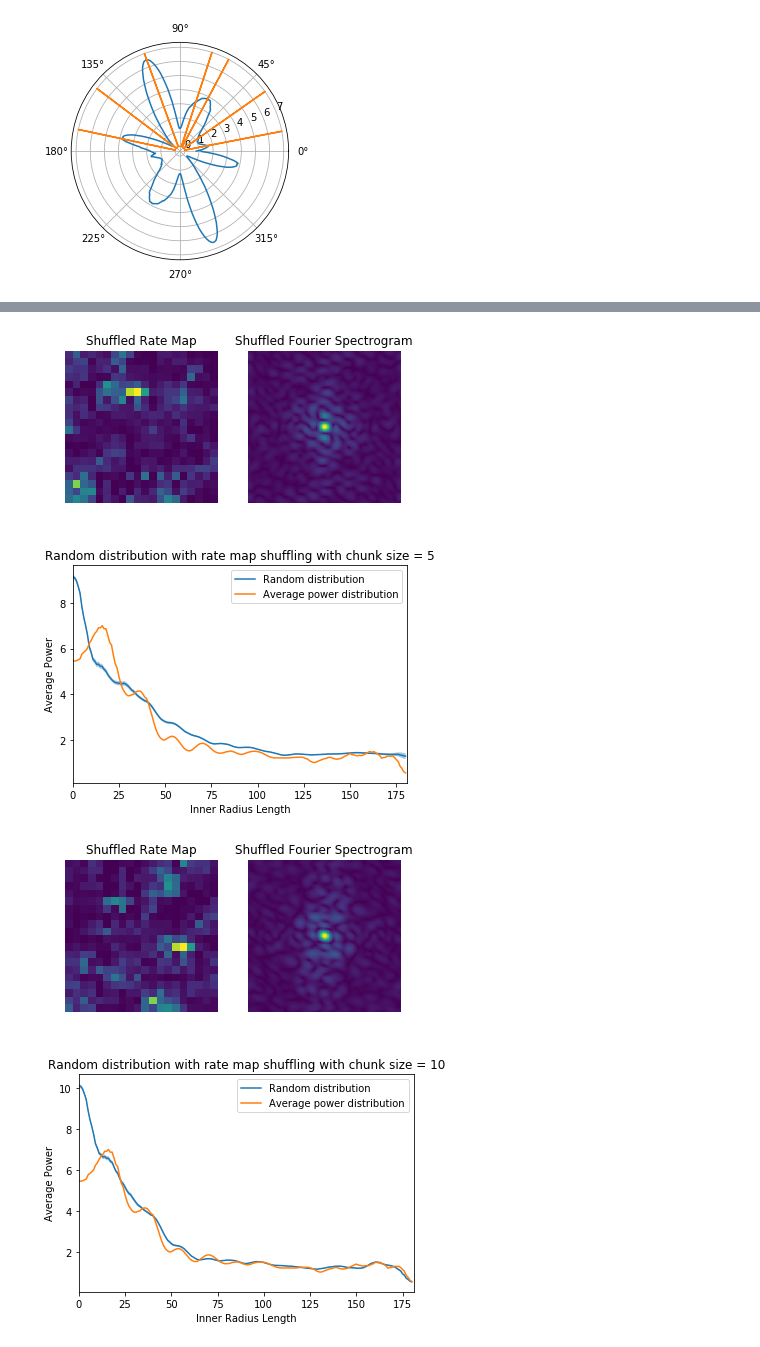
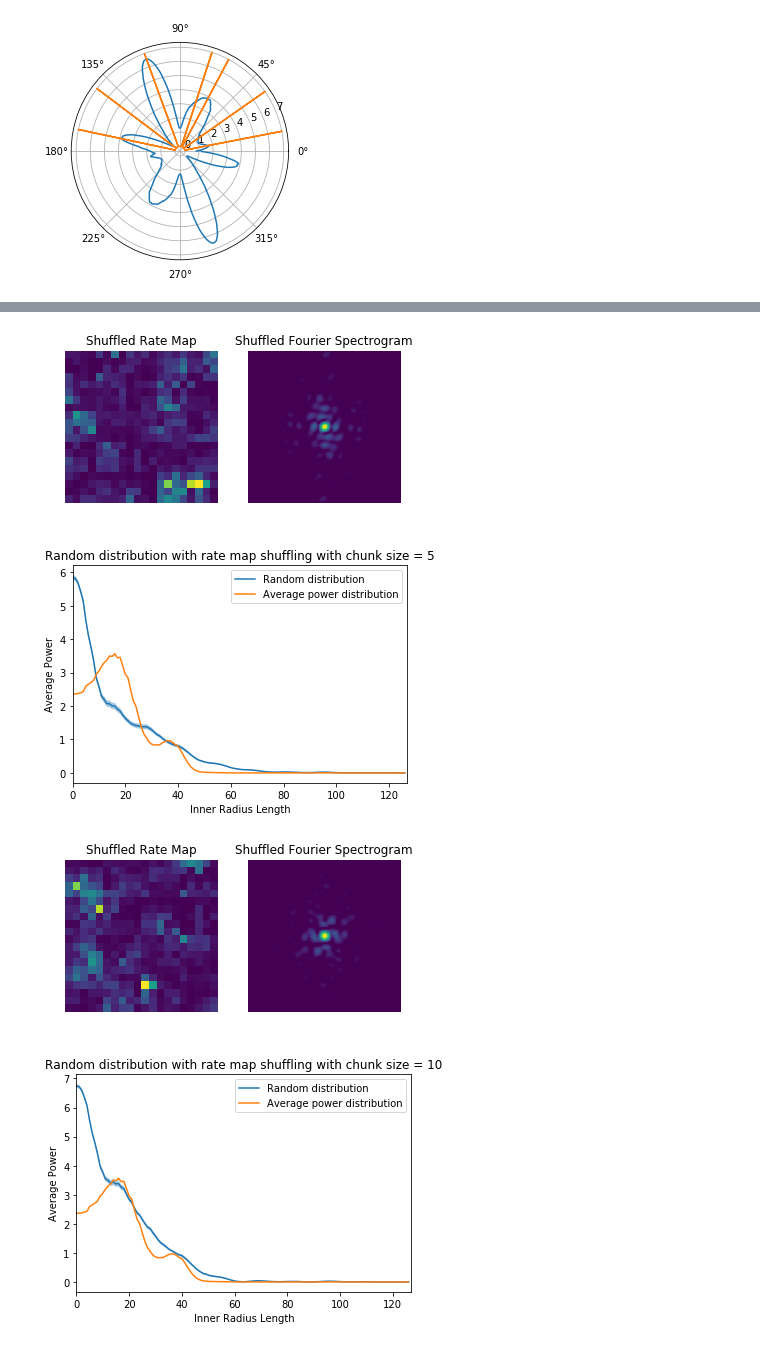
Before and after one commit to phoebeso/mec-cell-classification, a Jupyter notebook: mec_cell_classification.ipynb, the cells around one changed output, grey strips where cells are left out. Drawn from its saved outputs; the diff is of its cells as text; code cells hidden in the pictures.

Commit message:
Fixing power calculations

```diff
--- a/mec_cell_classification.ipynb
+++ b/mec_cell_classification.ipynb
@@ -260,17 +266,18 @@ In order to identify significant components from the Fourier spectrogram, a rand
 # %%
 # Area of ring set to 1605 for a 256x256 matrix
-area = 1605
-maxRadius = math.floor(math.sqrt((fourierSpectrogram.shape[1]/2)**2 + (fourierSpectrogram.shape[0]/2)**2))
+# area = 1605
+area = 1600
+maxRadius = math.ceil((area / (4 * math.pi)) - 1)
 
-averageRingPower, radii = analyze_fourier_rings(fourierSpectrogram, area)
+averageRingPower, radii = analyze_fourier_rings(polarSpectrogram, area)
 
 plot_ring_power(averageRingPower, radii, maxRadius, 'Combined Cell 1 and Cell 2')
 
-averageRingPower1, radii1 = analyze_fourier_rings(fourierSpectrogram1, 1605)
+averageRingPower1, radii1 = analyze_fourier_rings(polarSpectrogram1, area)
 
 plot_ring_power(averageRingPower1, radii1, maxRadius, 'Cell 1')
 
-averageRingPower2, radii2 = analyze_fourier_rings(fourierSpectrogram2, 1605)
+averageRingPower2, radii2 = analyze_fourier_rings(polarSpectrogram2, area)
 
 plot_ring_power(averageRingPower2, radii2, maxRadius, 'Cell 2')
 # %% [output]
@@ -280,18 +287,31 @@ plot_ring_power(averageRingPower2, radii2, maxRadius, 'Cell 2')
 # %%
-maxRadius = math.floor(math.sqrt((256/2)**2 + (256/2)**2))
+# adjustedRateMap3 = unsmoothRateMap3 - np.nanmean(unsmoothRateMap3)
+# meanFr3 = np.sum(spiketrain3) / t3[-1]
+# meanFr3 = meanFr3[0]
+# fourierSpectrogram3, polarSpectrogram3, beforeMaxPower3, maxPower3, isPeriodic3 = fourier_transform(adjustedRateMap3, meanFr3, spiketrain3, dt3, posx3, posy3)
 
-randomDistribution1, confidenceInterval1, shuffleRateMap1, shuffleFourier1 = fourier_rings_significance(combineUnsmoothRateMap, combineSpiketrain, t1, t2, dt1, combinePosx, combinePosy, 'rate map', 1)
+# print('Cell 1 Fourier and Polar Spectrogram')
+# plot_fourier_scoring(fourierSpectrogram3, polarSpectrogram3)
+
+# averageRingPower3, radii3 = analyze_fourier_rings(polarSpectrogram3, area)
+
+# combineUnsmoothRateMap = unsmoothRateMap3
+# combineSpiketrain = spiketrain3
+# combinePosx = posx3
+# combinePosy = posy3
+
+randomDistribution1, confidenceInterval1, shuffleRateMap1, shuffleFourier1 = fourier_rings_significance(combineUnsmoothRateMap, combineSpiketrain, t1, dt1, combinePosx, combinePosy, area, t2=t2, chunkSize=1)
 plot_ring_random_distribution(randomDistribution1, averageRingPower, radii, confidenceInterval1, shuffleRateMap1, shuffleFourier1, maxRadius, 1)
 
-randomDistribution2, confidenceInterval2, shuffleRateMap2, shuffleFourier2 = fourier_rings_significance(combineUnsmoothRateMap, combineSpiketrain, t1, t2, dt1, combinePosx, combinePosy, 'rate map', 2)
+randomDistribution2, confidenceInterval2, shuffleRateMap2, shuffleFourier2 = fourier_rings_significance(combineUnsmoothRateMap, combineSpiketrain, t1, dt1, combinePosx, combinePosy, area, t2=t2, chunkSize=2)
 plot_ring_random_distribution(randomDistribution2, averageRingPower, radii, confidenceInterval2, shuffleRateMap2, shuffleFourier2, maxRadius, 2)
 
-randomDistribution3, confidenceInterval3, shuffleRateMap3, shuffleFourier3 = fourier_rings_significance(combineUnsmoothRateMap, combineSpiketrain, t1, t2, dt1, combinePosx, combinePosy, 'rate map', 4)
+randomDistribution3, confidenceInterval3, shuffleRateMap3, shuffleFourier3 = fourier_rings_significance(combineUnsmoothRateMap, combineSpiketrain, t1, dt1, combinePosx, combinePosy, area, t2=t2, chunkSize=4)
 plot_ring_random_distribution(randomDistribution3, averageRingPower, radii, confidenceInterval3, shuffleRateMap3, shuffleFourier3, maxRadius, 4)
 
-randomDistribution4, confidenceInterval4, shuffleRateMap4, shuffleFourier4 = fourier_rings_significance(combineUnsmoothRateMap, combineSpiketrain, t1, t2, dt1, combinePosx, combinePosy, 'rate map', 5)
+randomDistribution4, confidenceInterval4, shuffleRateMap4, shuffleFourier4 = fourier_rings_significance(combineUnsmoothRateMap, combineSpiketrain, t1, dt1, combinePosx, combinePosy, area, t2=t2, chunkSize=5)
 plot_ring_random_distribution(randomDistribution4, averageRingPower, radii, confidenceInterval4, shuffleRateMap4, shuffleFourier4, maxRadius, 5)
 
-randomDistribution5, confidenceInterval5, shuffleRateMap5, shuffleFourier5 = fourier_rings_significance(combineUnsmoothRateMap, combineSpiketrain, t1, t2, dt1, combinePosx, combinePosy, 'rate map', 10)
+randomDistribution5, confidenceInterval5, shuffleRateMap5, shuffleFourier5 = fourier_rings_significance(combineUnsmoothRateMap, combineSpiketrain, t1, dt1, combinePosx, combinePosy, area, t2=t2, chunkSize=10)
 plot_ring_random_distribution(randomDistribution5, averageRingPower, radii, confidenceInterval5, shuffleRateMap5, shuffleFourier5, maxRadius, 10)
 # %% [output]
@@ -303,4 +323,4 @@ plot_ring_random_distribution(randomDistribution5, averageRingPower, radii, conf
-[figure, old version]
+[figure, new version]
-[figure, old version]
+[figure, new version]
-[figure, old version]
+[figure, new version]
-[figure, old version]
+[figure, new version]
```
Also changed, not shown: parts of 20 cells of this notebook.
